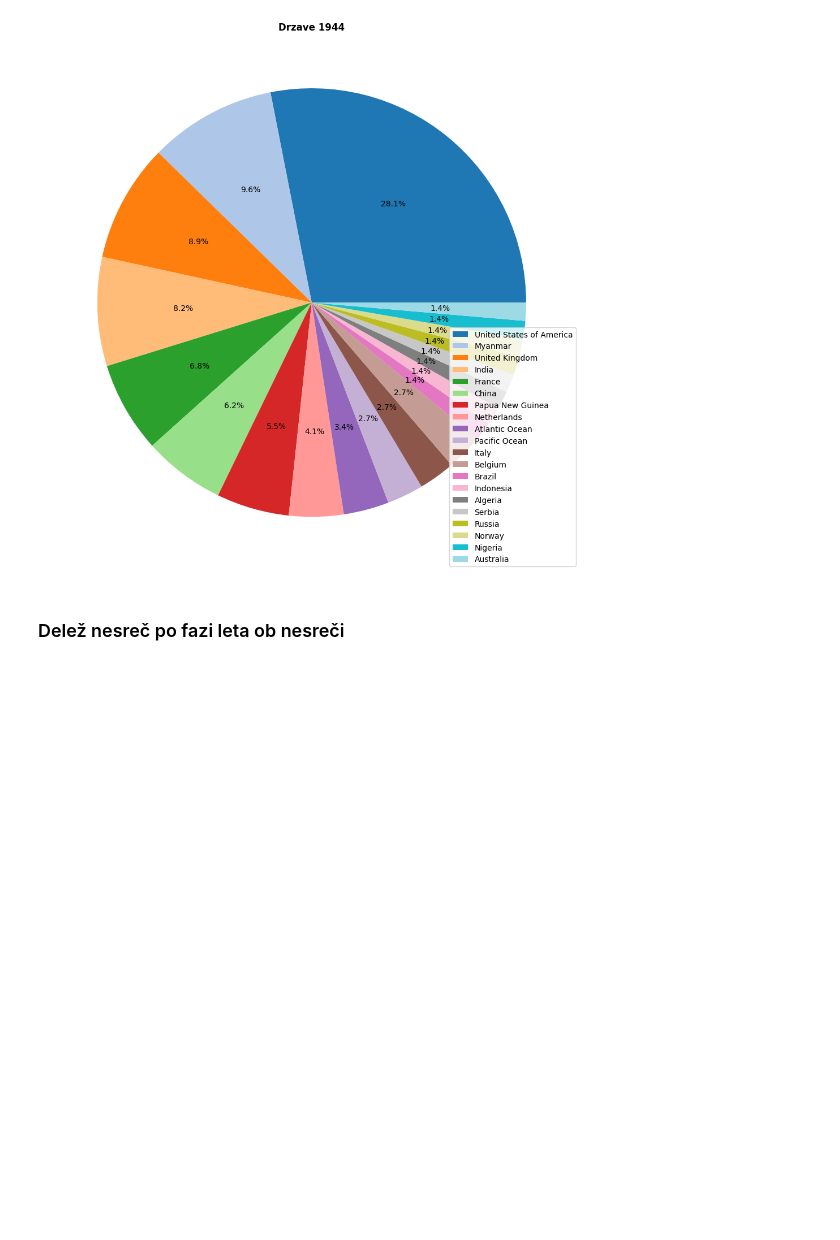
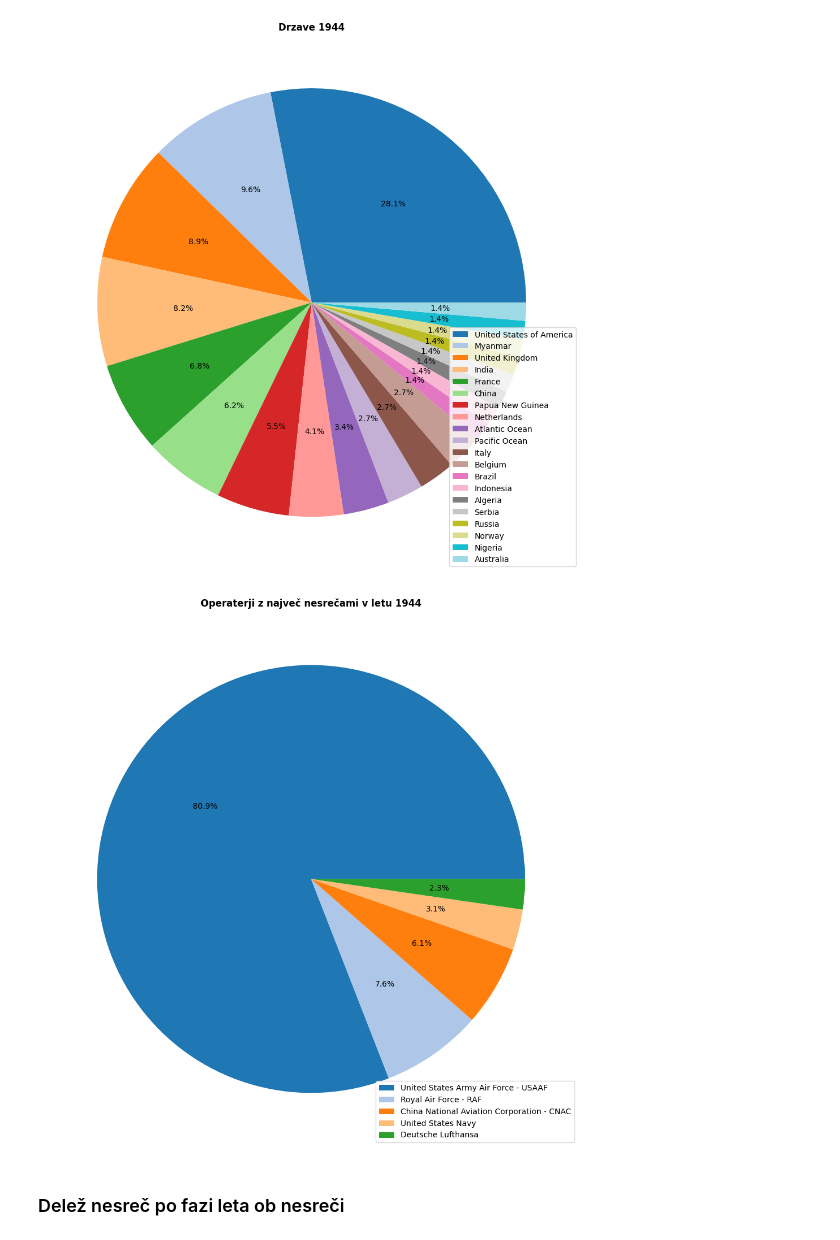
Before and after one commit to kajazefran/Projektna_naloga, a Jupyter notebook: analiza.ipynb, the cells around one changed output. Cells and saved outputs as stored; diff of their text form; code cells hidden in the pictures; blank space fills up the shorter version.

```diff
--- a/analiza.ipynb
+++ b/analiza.ipynb
@@ -85,6 +87,15 @@ plt.legend(drzave.index, loc='lower right')
 plt.tight_layout()
 # %% [output]
 [figure]
+# %%
+operater = podatki_za_leto.groupby(by=['operater']).size().sort_values(ascending=False).head(5)
+# %%
+operater.plot.pie(colors=barve, labels=None, autopct='%1.1f%%', figsize=(10, 10), ylabel='')
+plt.title(f'Operaterji z največ nesrečami v letu {leto}', fontweight='bold');
+plt.legend(operater.index, loc='lower right')
+plt.tight_layout()
+# %% [output]
+[figure, added]
 # %% [markdown]
 ### Delež nesreč po fazi leta ob nesreči
 # %%
```
Also changed, not shown: parts of 11 cells of this notebook.
